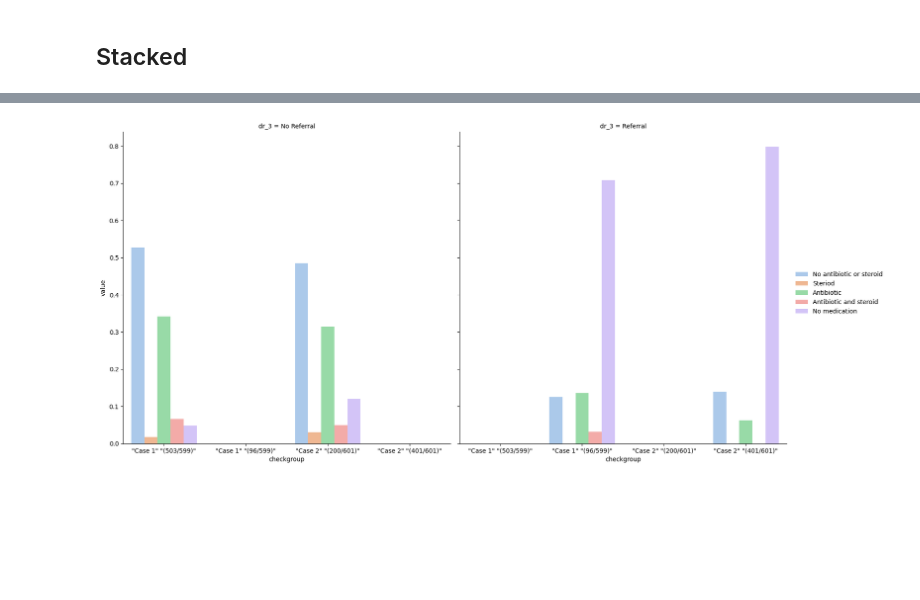
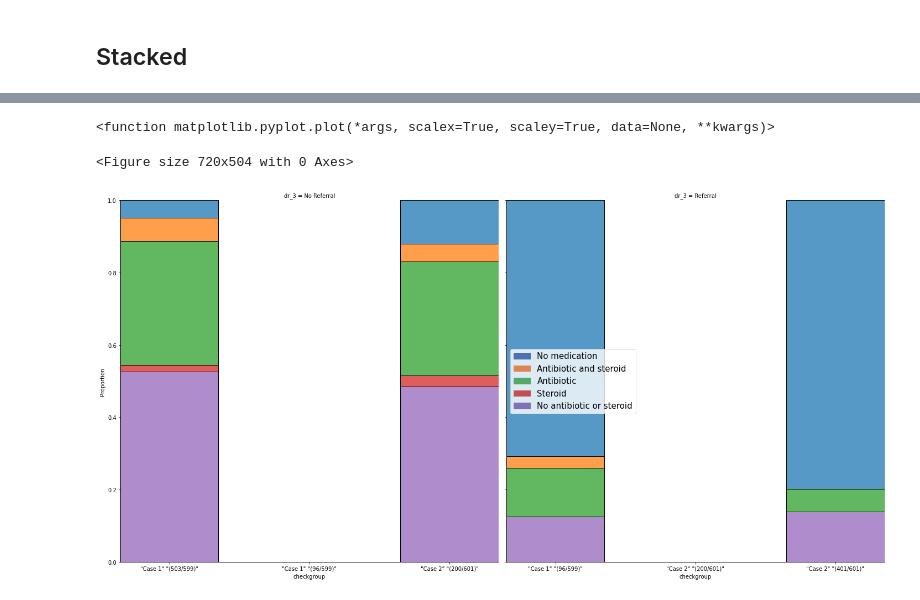
Before and after one commit to d2cml-ai/python_visual_library, a Jupyter notebook: python_notebooks/01_bar.ipynb, the cells around one changed output, grey strips where cells are left out. Drawn from its saved outputs; the diff is of its cells as text; code cells hidden in the pictures; blank space fills up the shorter version.

```diff
--- a/python_notebooks/01_bar.ipynb
+++ b/python_notebooks/01_bar.ipynb
@@ -492,15 +428,0 @@ data.head(3)
-# %%
-data['med_b2_antister_cat_1'] = data['med_b2_antister_cat_1'].map({'No': 0, 'Yes': 1})
-data[["med_b2_antister_cat_1"]] = data[["med_b2_antister_cat_1"]].apply(pd.to_numeric)
-
-data['med_b2_antister_cat_2'] = data['med_b2_antister_cat_2'].map({'No': 0, 'Yes': 1})
-data[["med_b2_antister_cat_2"]] = data[["med_b2_antister_cat_2"]].apply(pd.to_numeric)
-
-data['med_b2_antister_cat_3'] = data['med_b2_antister_cat_3'].map({'No': 0, 'Yes': 1})
-data[["med_b2_antister_cat_3"]] = data[["med_b2_antister_cat_3"]].apply(pd.to_numeric)
-
-data['med_b2_antister_cat_4'] = data['med_b2_antister_cat_4'].map({'No': 0, 'Yes': 1})
-data[["med_b2_antister_cat_4"]] = data[["med_b2_antister_cat_4"]].apply(pd.to_numeric)
-
-data['med_b2_antister_cat_5'] = data['med_b2_antister_cat_5'].map({'No': 0, 'Yes': 1})
-data[["med_b2_antister_cat_5"]] = data[["med_b2_antister_cat_5"]].apply(pd.to_numeric)
@@ -541,9 +429,31 @@ data3.head(4)
-# %%
-# Plot
-
-g = sns.FacetGrid(data3, col = 'dr_3', height=8, sharex=False)
-g = (g.map_dataframe(sns.barplot, x = 'checkgroup', y ='value', hue = 'variable', palette = 'pastel').add_legend())
-
-plt.show()
-# %% [output]
-[figure, removed]
+# %%
+data['med_t'] = data.med_b2_antister_cat_1.astype(str).str.cat(data[['med_b2_antister_cat_2',
+                                                                     'med_b2_antister_cat_3',
+                                                                    'med_b2_antister_cat_4',
+                                                                    'med_b2_antister_cat_5']].astype(str), sep = '.')
+
+data["med_t"] = data["med_t"].astype("category")
+data["med_t"] = data["med_t"].cat.rename_categories(["No antibiotic or steroid",
+                                                     "Antibiotic and steroid",
+                                                    "Steroid",
+                                                    "No medication",
+                                                    "Antibiotic"])
+# %%
+plt.figure(figsize=(10,7))
+
+hue_order = data.med_t.unique()[::-1]
+
+g = sns.FacetGrid(data, col = "dr_3", height=10, sharex=False)
+g.map_dataframe(sns.histplot, data = data, x = "checkgroup", hue = "med_t",
+                multiple="fill", stat="proportion", discrete=True, shrink= 0.7)
+
+labels = hue_order
+colors = sns.color_palette('deep').as_hex()[:len(labels)]
+handles = [patches.Patch(color = col, label = lab) for col, lab in zip(colors, labels)]
+plt.legend(handles = handles, title = '', loc = 'center left', fontsize = 15)
+
+plt.plot
+# %% [output]
+<function matplotlib.pyplot.plot(*args, scalex=True, scaley=True, data=None, **kwargs)>
+<Figure size 720x504 with 0 Axes>
+[figure, added]
```
Also changed, not shown: parts of 23 cells of this notebook.
